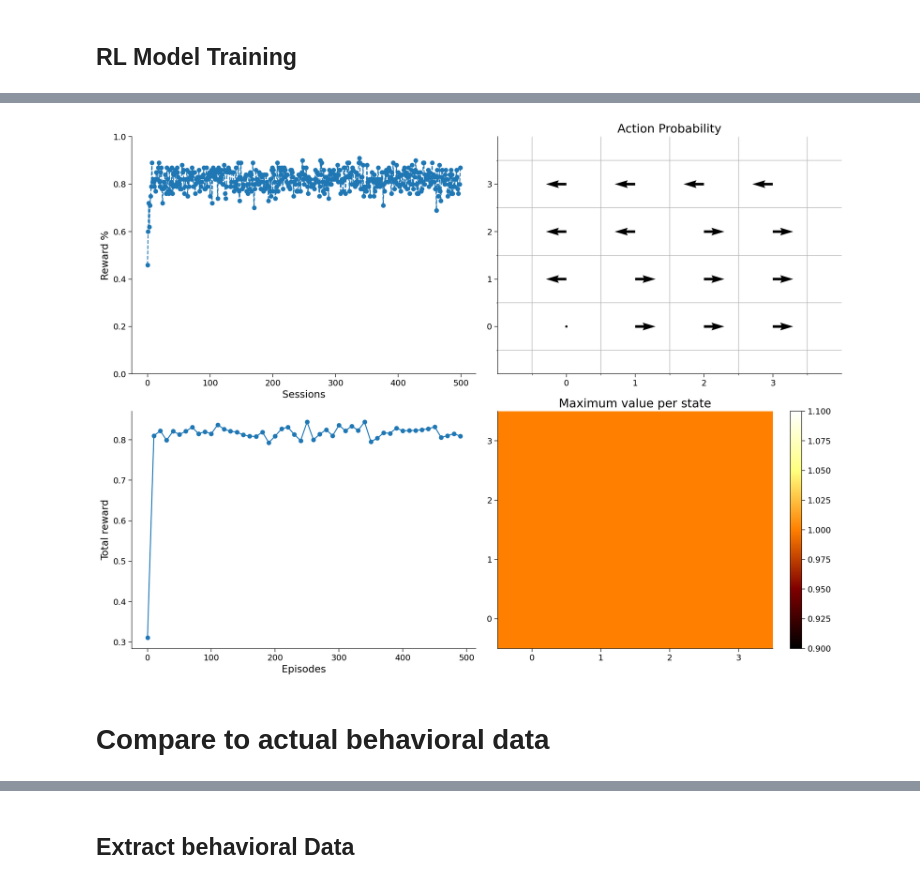
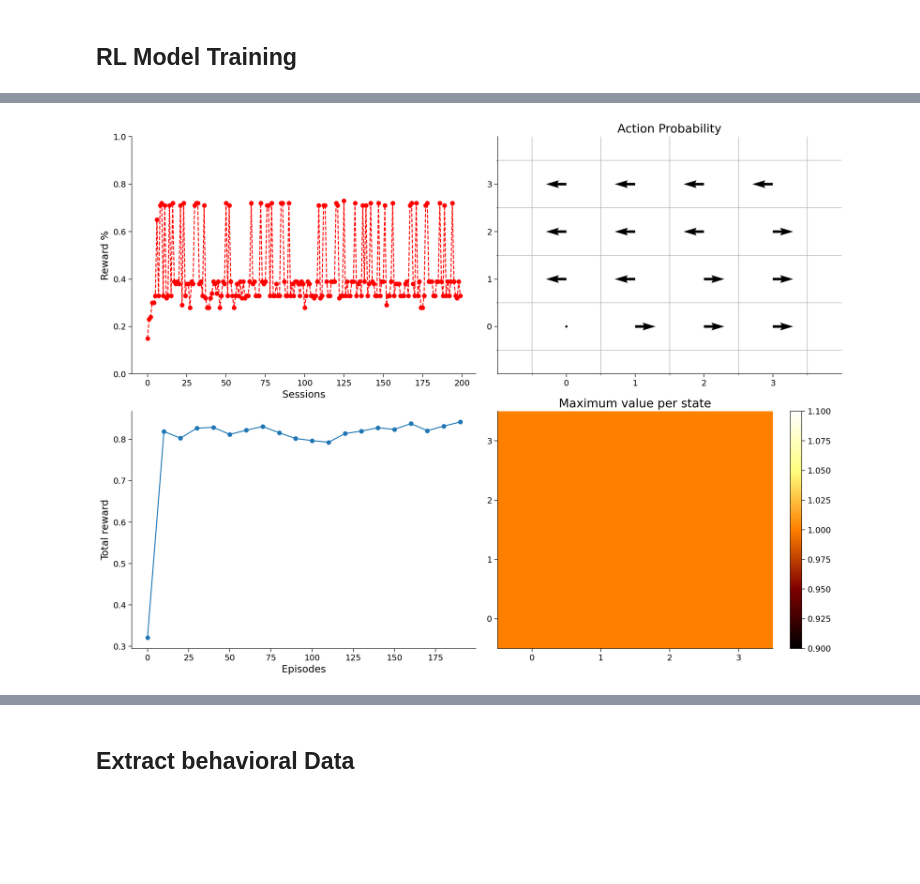
Before and after one commit to AmalAbdelsalam/NMA-Project-RL, a Jupyter notebook: Steinmetz_Data_Analysis.ipynb, the cells around one changed output, grey strips where cells are left out. Drawn from its saved outputs; the diff is of its cells as text; code cells hidden in the pictures; blank space fills up the shorter version.

```diff
--- a/Steinmetz_Data_Analysis.ipynb
+++ b/Steinmetz_Data_Analysis.ipynb
@@ -137,3 +211,6 @@ This will raise an exception in 3.3.
+# %%
+# actual_state = np.array(actual_state)
+behavioral_data = np.array([actual_state, responses_all_one + 1])
 # %% [markdown]
 # State Representation & Model Building
 
@@ -187,7 +361,7 @@ def q_learning(state, action, reward, next_state, value, params):
 
 class ChoiceEncoder:
 
-  def __init__(self):
+  def __init__(self, evaluation_set):
     self.name = "ChoiceEncoder"
     self.n_states = 16
     self.n_actions = 3
@@ -195,6 +369,7 @@ class ChoiceEncoder:
     self.dim_y = 4
     # self.init_state = np.random.choice(np.arange(0,16))
     self.state_lst = [0,2,3,8,10,11,12,14,15]
+    self.eval_set = evaluation_set
 
  ## we have 16 possible states & None next_state
 
@@ -234,11 +409,13 @@ def learn_environment(env, learning_rule, params, max_steps, n_episodes):
 
   # Run learning
   reward_sums = np.zeros(n_episodes)
+  prediction_acc = np.zeros(n_episodes)
 
   # Loop over episodes
   for episode in range(n_episodes):
     state = np.random.choice(env.state_lst)  # initialize state
     reward_sum = 0
+    correct_predictions = 0
 
     for t in range(max_steps):
       # choose next action
@@ -254,13 +431,21 @@ def learn_environment(env, learning_rule, params, max_steps, n_episodes):
       # sum rewards obtained
       reward_sum += reward
 
-    #   print('episode: %d .. state: %d .. action: %d .. reward: %d .. value: %s' % (episode,state,action,reward,str(value)))
+      #   print('episode: %d .. state: %d .. action: %d .. reward: %d .. value: %s' % (episode,state,action,reward,str(value)))
 
       if np.round(reward_sum/max_steps, decimals=2) > 0.7:
           env.state_lst = np.arange(0,16)
 
       state = np.random.choice(env.state_lst)
 
+    # TODO evaluate model for actual-states
+    for i in range(env.eval_set.shape[1]):
+      action = epsilon_greedy(value[int(env.eval_set[0][i])], params['epsilon'])
+      reward = env.get_outcome(state, action)
+      correct_predictions += reward #(1 if action == env.eval_set[0][i] else 0)
+
     reward_sums[episode] = np.round(reward_sum/max_steps, decimals=2)
+    print('episode = %d .. correct_acc = %d' % (episode, correct_predictions))
+    prediction_acc[episode] = np.round(correct_predictions/env.eval_set.shape[1], decimals=2)
 
-  return value, reward_sums
+  return value, reward_sums, prediction_acc
@@ -370,16 +459,16 @@ np.random.seed(1)
 params = {
   'epsilon': 0.3,  # epsilon-greedy policy
   'alpha': 0.1,  # learning rate
-  'gamma': 0.9,  # discount factor
+  'gamma': 1.0,  # discount factor
 }
 
 # episodes/trials
-n_episodes = 500
+n_episodes = 200
 max_steps = 100
 
 # environment initialization
-env = ChoiceEncoder()
+env = ChoiceEncoder(behavioral_data)
 
 # solve Cliff World using Q-learning
 results = learn_environment(env, q_learning, params, max_steps, n_episodes)
-value_qlearning, reward_sums_qlearning = results
+value_qlearning, reward_sums_qlearning, predictions = results
@@ -386,7 +493,5 @@ value_qlearning, reward_sums_qlearning = results
 # %%
 # Plot results
-plot_performance(env, value_qlearning, reward_sums_qlearning)
+plot_performance(env, value_qlearning, reward_sums_qlearning, predictions)
 # %% [output]
-[figure, old version]
+[figure, new version]
-# %% [markdown]
-# Compare to actual behavioral data
```
Also changed, not shown: parts of 8 cells of this notebook.
